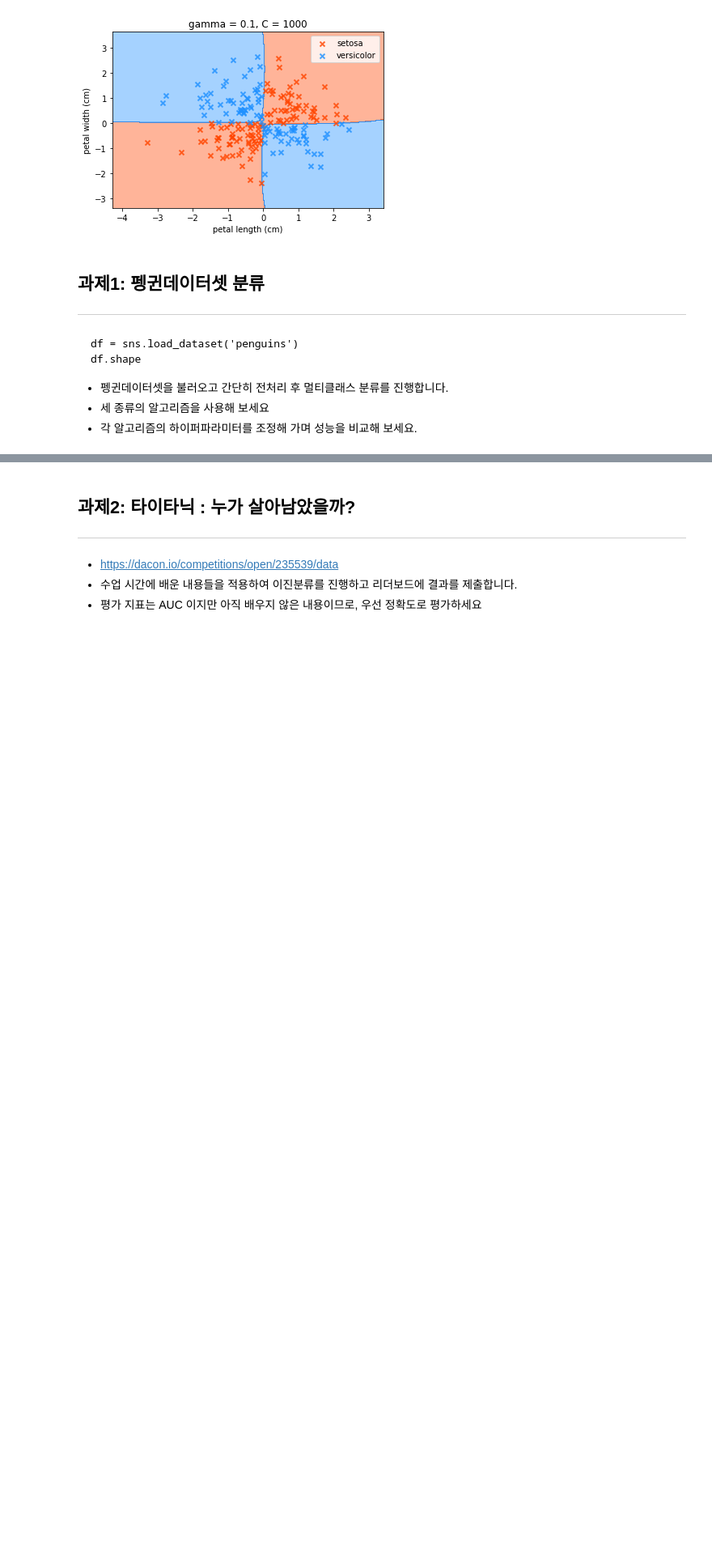
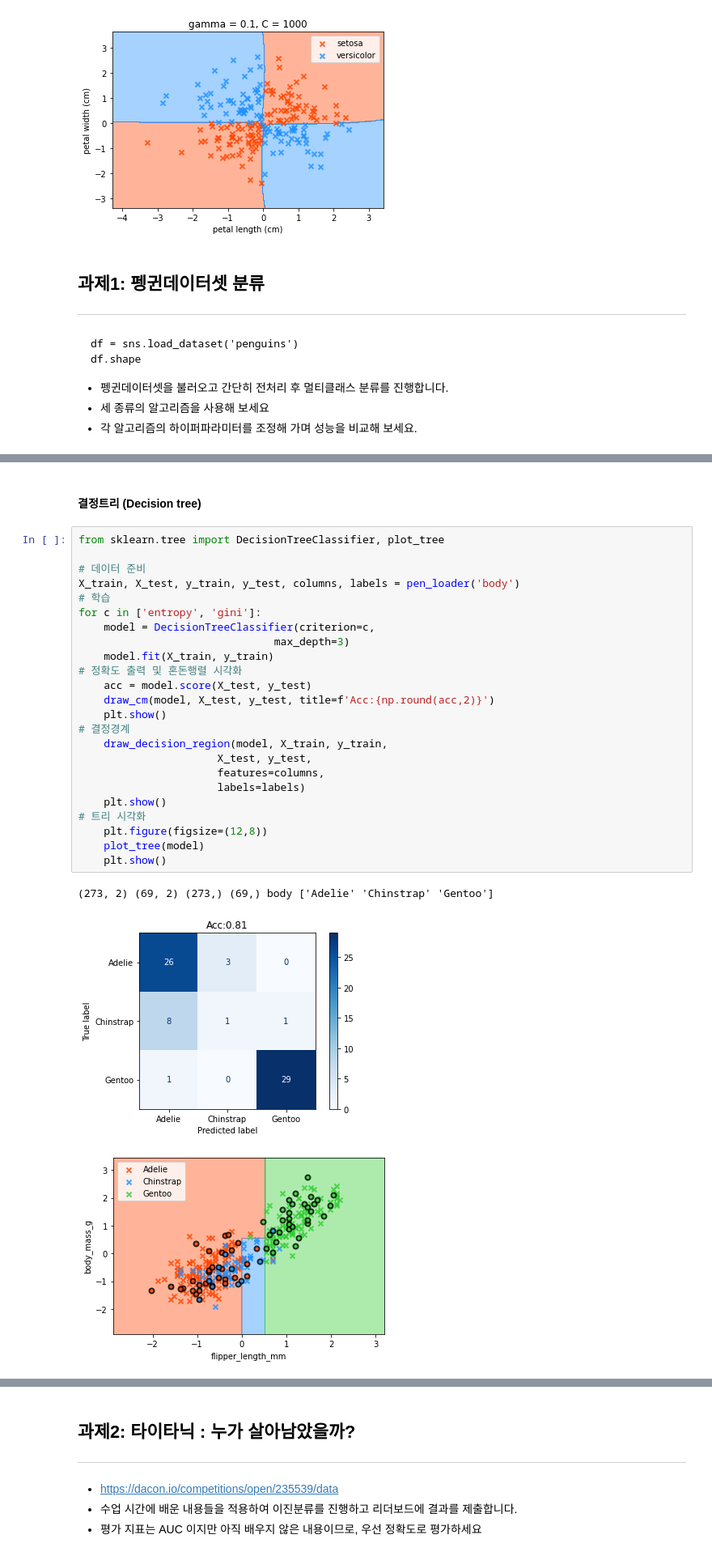
Before and after one commit to PomesHouse/SkillTreePython-DataAnalysis, a Jupyter notebook: 05.머신러닝기반데이터분석/ch05_11_사이킷런실습_분류모델탐색.ipynb, the cells around one changed output, grey strips where cells are left out. Shown at 81% size. Drawn from its saved outputs; the diff is of its cells as text; blank space fills up the shorter version.

```diff
--- a/05.머신러닝기반데이터분석/ch05_11_사이킷런실습_분류모델탐색.ipynb
+++ b/05.머신러닝기반데이터분석/ch05_11_사이킷런실습_분류모델탐색.ipynb
@@ -1060,0 +1222,30 @@ df.shape
+# %% [markdown]
+#### 결정트리 (Decision tree)
+# %%
+from sklearn.tree import DecisionTreeClassifier, plot_tree
+
+# 데이터 준비
+X_train, X_test, y_train, y_test, columns, labels = pen_loader('body')
+# 학습
+for c in ['entropy', 'gini']:
+    model = DecisionTreeClassifier(criterion=c,
+                               max_depth=3)
+    model.fit(X_train, y_train)
+# 정확도 출력 및 혼돈행렬 시각화
+    acc = model.score(X_test, y_test)
+    draw_cm(model, X_test, y_test, title=f'Acc:{np.round(acc,2)}')
+    plt.show()
+# 결정경계
+    draw_decision_region(model, X_train, y_train,
+                      X_test, y_test,
+                      features=columns,
+                      labels=labels)
+    plt.show()
+# 트리 시각화
+    plt.figure(figsize=(12,8))
+    plot_tree(model)
+    plt.show()
+# %% [output]
+(273, 2) (69, 2) (273,) (69,) body ['Adelie' 'Chinstrap' 'Gentoo']
+[figure, added]
+[figure, added]
```
Also changed, not shown: parts of 15 cells of this notebook.
